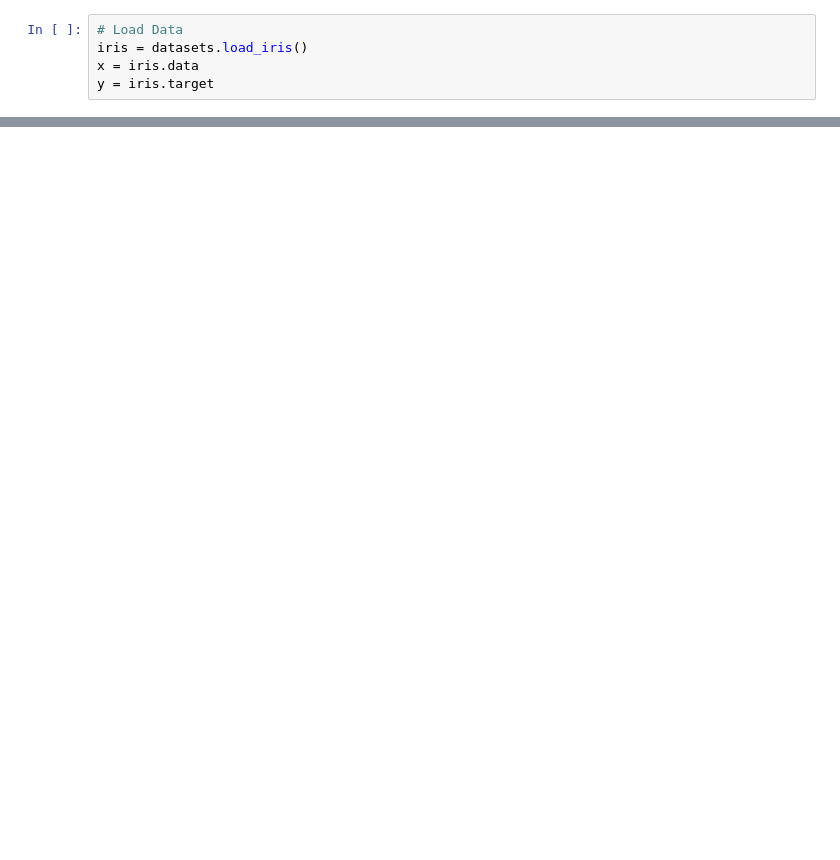
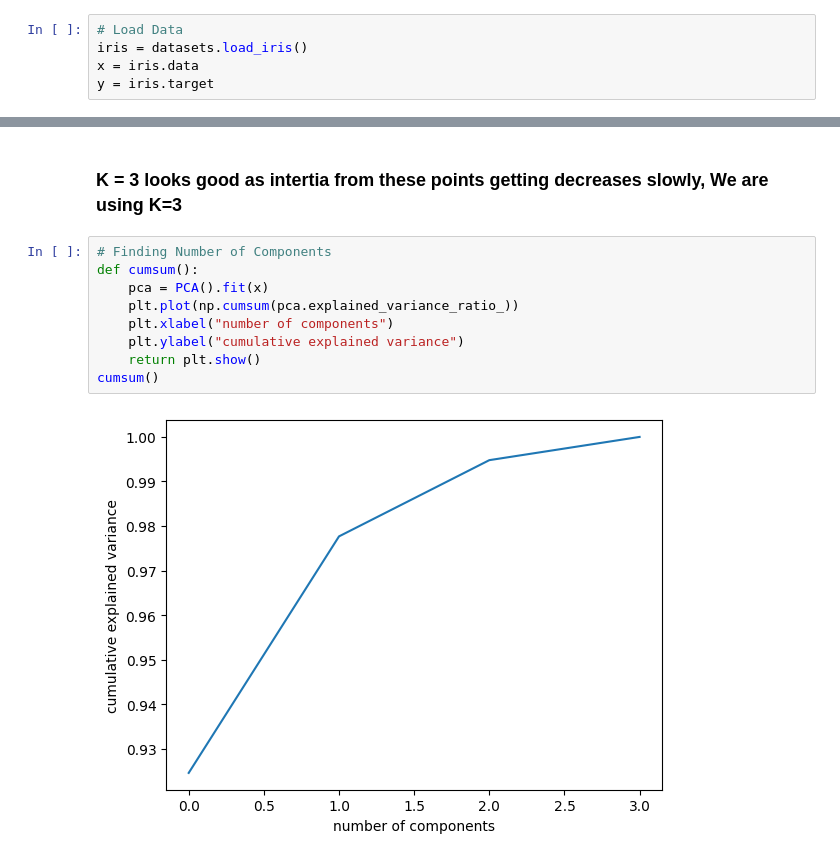
Before and after one commit to mebi-ali/Mehboob-Ali-DEG-018, a Jupyter notebook: week-03/Assignment3.3/KMean_Cluster.ipynb, the cells around one changed output, grey strips where cells are left out. Cells and saved outputs as stored; diff of their text form; blank space fills up the shorter version.

```diff
--- a/week-03/Assignment3.3/KMean_Cluster.ipynb
+++ b/week-03/Assignment3.3/KMean_Cluster.ipynb
@@ -11,0 +38,13 @@ y = iris.target
+# %% [markdown]
+### K = 3 looks good as intertia from these points getting decreases slowly, We are using K=3
+# %%
+# Finding Number of Components
+def cumsum():
+    pca = PCA().fit(x)
+    plt.plot(np.cumsum(pca.explained_variance_ratio_))
+    plt.xlabel("number of components")
+    plt.ylabel("cumulative explained variance")
+    return plt.show()
+cumsum()
+# %% [output]
+[figure, added]
```
Also changed, not shown: parts of 5 cells of this notebook, 5 other files.
